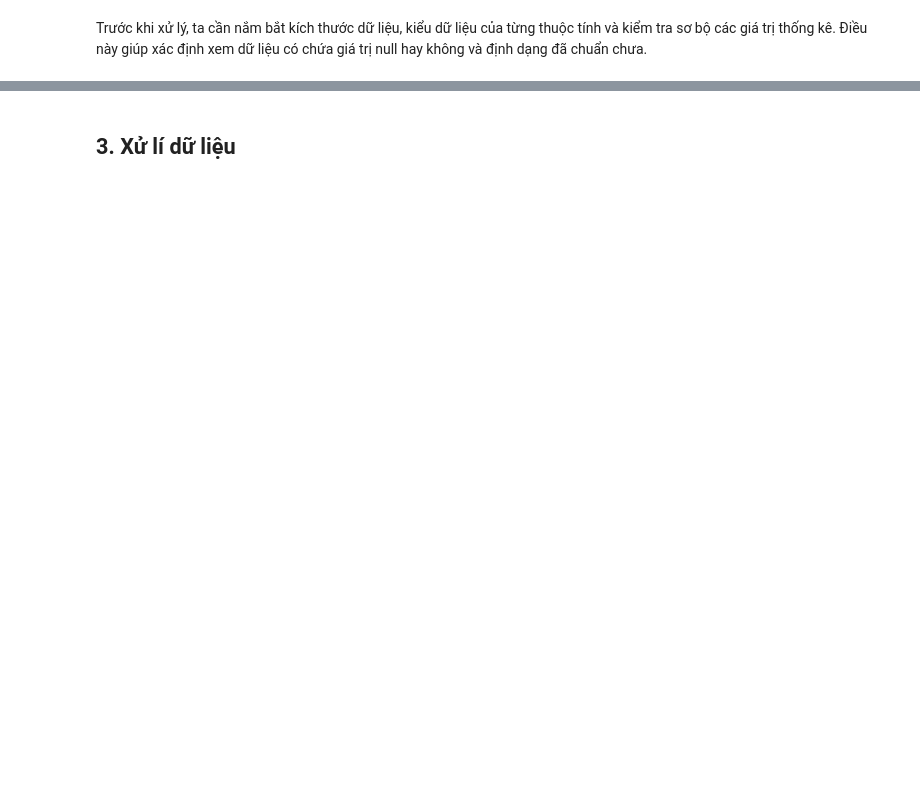
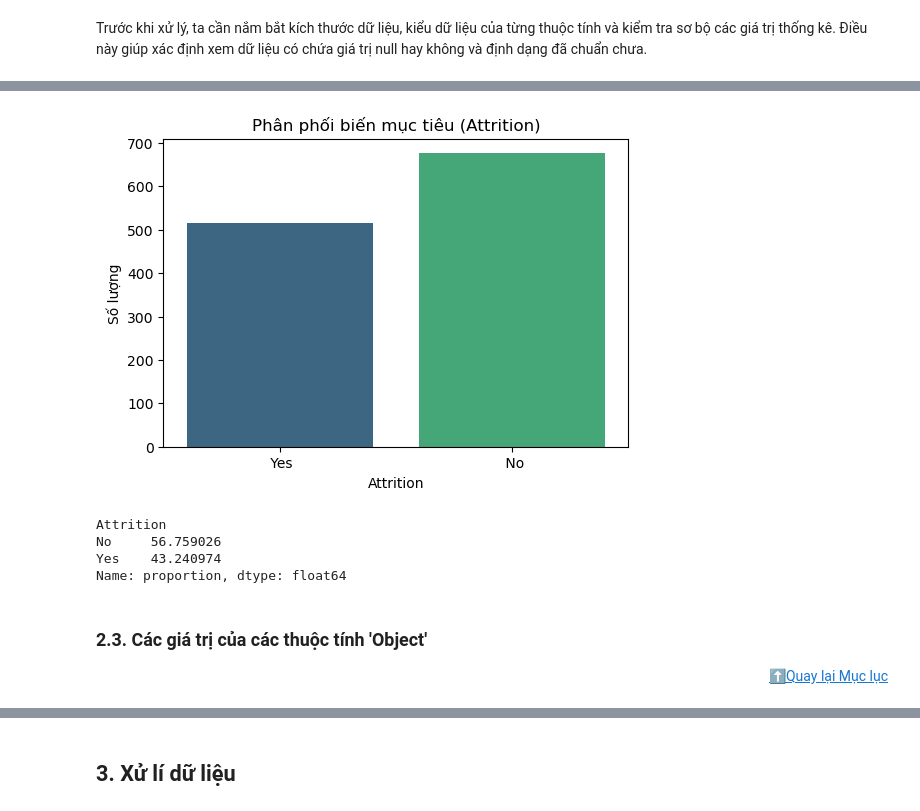
Before and after one commit to TonOfWeight072501/sgu_kpdl, a Jupyter notebook: CUOI_KY/Feature/Feature_full.ipynb, the cells around one changed output, grey strips where cells are left out. Drawn from its saved outputs; the diff is of its cells as text; code cells hidden in the pictures; blank space fills up the shorter version.

```diff
--- a/CUOI_KY/Feature/Feature_full.ipynb
+++ b/CUOI_KY/Feature/Feature_full.ipynb
@@ -165,0 +154,20 @@ Biến 'NumCompaniesWorked': Phát hiện 52 giá trị ngoại lệ (>8.5)
+# %%
+plt.figure(figsize=(6, 4))
+sns.countplot(data=df, x='Attrition', palette='viridis')
+plt.title('Phân phối biến mục tiêu (Attrition)')
+plt.ylabel('Số lượng')
+plt.show()
+
+# Xem tỷ lệ phần trăm
+print(df['Attrition'].value_counts(normalize=True) * 100)
+# %% [output]
+[figure, added]
+Attrition
+No     56.759026
+Yes    43.240974
+Name: proportion, dtype: float64
+# %% [markdown]
+### <a id='2.3'>2.3. Các giá trị của các thuộc tính 'Object'</a>
+<div style="text-align: right">
+    <a href="#toc">⬆Quay lại Mục lục</a>
+</div>
```
Also changed, not shown: parts of 64 cells of this notebook, 6 other files.
